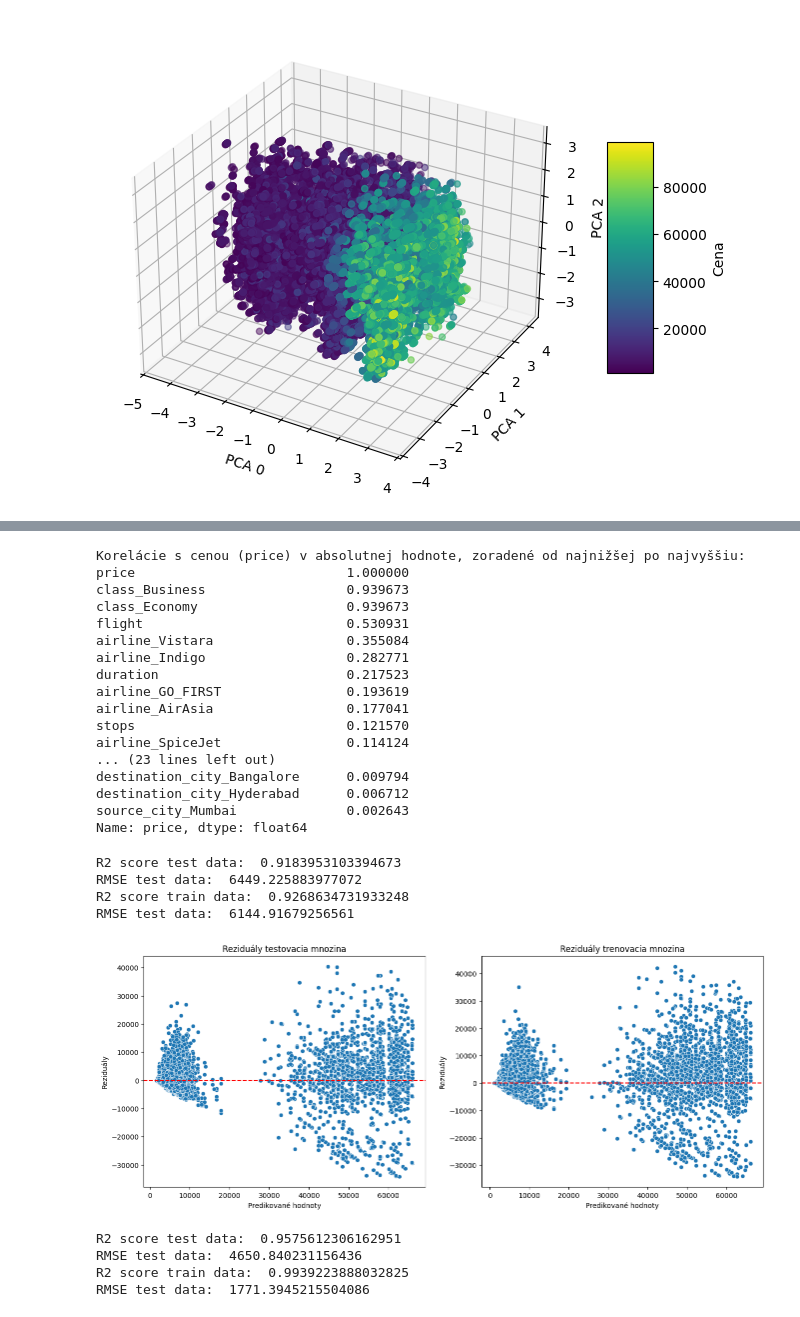
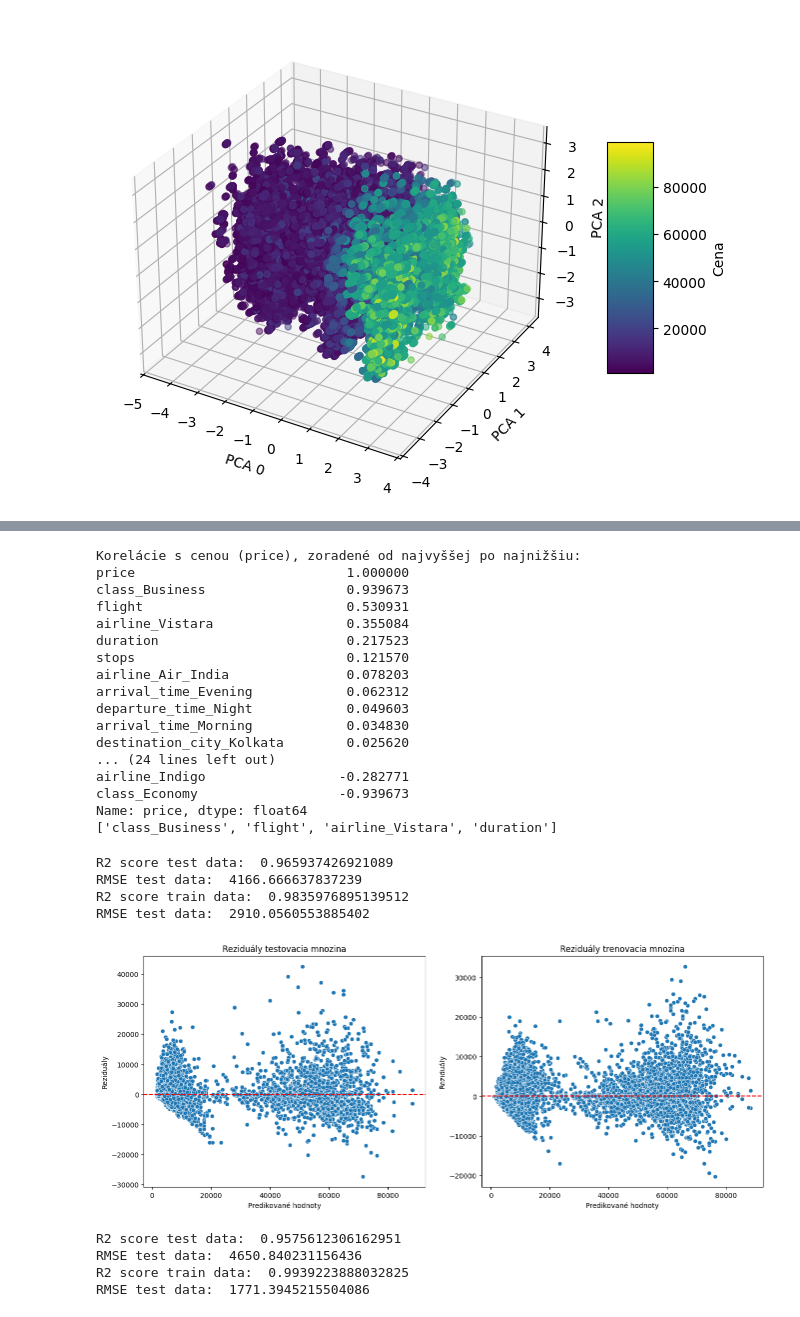
Before and after one commit to OndrejKocak/suns, a Jupyter notebook: zadanie2/zadanie2.ipynb, the cells around one changed output, grey strips where cells are left out. Saved outputs shown, nothing was run; the diff lists cells and outputs as text; code cells hidden in the pictures.

```diff
--- a/zadanie2/zadanie2.ipynb
+++ b/zadanie2/zadanie2.ipynb
@@ -438,14 +423,14 @@ plt.figure(figsize=(10, 8))
 sns.heatmap(correlation_matrix, annot=False, cmap='crest', linewidths=0.5).set(title="Correlation Matrix")
 plt.show()
 
-correlations_with_price = correlation_matrix['price'].abs().sort_values(ascending=False)
+correlations_with_price = correlation_matrix['price'].sort_values(ascending=False)
+selected_features = correlations_with_price.index[1:5].tolist()
 
-# Vypísanie výsledku
-print("Korelácie s cenou (price) v absolutnej hodnote, zoradené od najnižšej po najvyššiu:")
+print("Korelácie s cenou (price), zoradené od najvyššej po najnižšiu:")
 print(correlations_with_price)
 
 flight_df_encoded.reset_index(drop=True, inplace=True)
-X = flight_df_encoded[['class_Business', 'class_Economy', 'flight', 'airline_Vistara']]
+X = flight_df_encoded[selected_features]
 Y = flight_df_encoded['price']
 
 X_train, X_test, Y_train, Y_test = train_test_split(X, Y, test_size = 0.3, random_state=42)
@@ -469,48 +454,48 @@ print("RMSE test data: ", rmse_pred)
 print("R2 score train data: ", r2_pred_train)
 print("RMSE test data: ", rmse_pred_train)
 
 residuals = Y_test - y_pred
 residuals_train = Y_train - y_pred_train
 
 plt.figure(figsize=(16, 6))
 plt.subplot(1,2,1)
 sns.scatterplot(x=y_pred, y=residuals)
 plt.axhline(0, color='red', linestyle='--')
 plt.xlabel("Predikované hodnoty")
 plt.ylabel("Reziduály")
 plt.title("Reziduály testovacia mnozina")
 
 plt.subplot(1,2,2)
 sns.scatterplot(x=y_pred_train, y=residuals_train)
 plt.axhline(0, color='red', linestyle='--')
 plt.xlabel("Predikované hodnoty")
 plt.ylabel("Reziduály")
 plt.title("Reziduály trenovacia mnozina")
 plt.show()
 # %% [output]
 [figure]
-Korelácie s cenou (price) v absolutnej hodnote, zoradené od najnižšej po najvyššiu:
+Korelácie s cenou (price), zoradené od najvyššej po najnižšiu:
 price                           1.000000
 class_Business                  0.939673
-class_Economy                   0.939673
 flight                          0.530931
 airline_Vistara                 0.355084
-airline_Indigo                  0.282771
 duration                        0.217523
-airline_GO_FIRST                0.193619
-airline_AirAsia                 0.177041
 stops                           0.121570
-airline_SpiceJet                0.114124
-... (23 lines left out)
-destination_city_Bangalore      0.009794
-destination_city_Hyderabad      0.006712
-source_city_Mumbai              0.002643
+airline_Air_India               0.078203
+arrival_time_Evening            0.062312
+departure_time_Night            0.049603
+arrival_time_Morning            0.034830
+destination_city_Kolkata        0.025620
+... (24 lines left out)
+airline_Indigo                 -0.282771
+class_Economy                  -0.939673
 Name: price, dtype: float64
+['class_Business', 'flight', 'airline_Vistara', 'duration']
-R2 score test data:  0.9183953103394673
-RMSE test data:  6449.225883977072
-R2 score train data:  0.9268634731933248
-RMSE test data:  6144.91679256561
+R2 score test data:  0.965937426921089
+RMSE test data:  4166.666637837239
+R2 score train data:  0.9835976895139512
+RMSE test data:  2910.0560553885402
-[figure, old version]
+[figure, new version]
 # %%
 flight_df_encoded.reset_index(drop=True, inplace=True)
 X = flight_df_encoded[['class_Business', 'class_Economy', 'duration', 'flight', 'days_left']]
```
Also changed, not shown: parts of 8 cells of this notebook, 1 other file.
